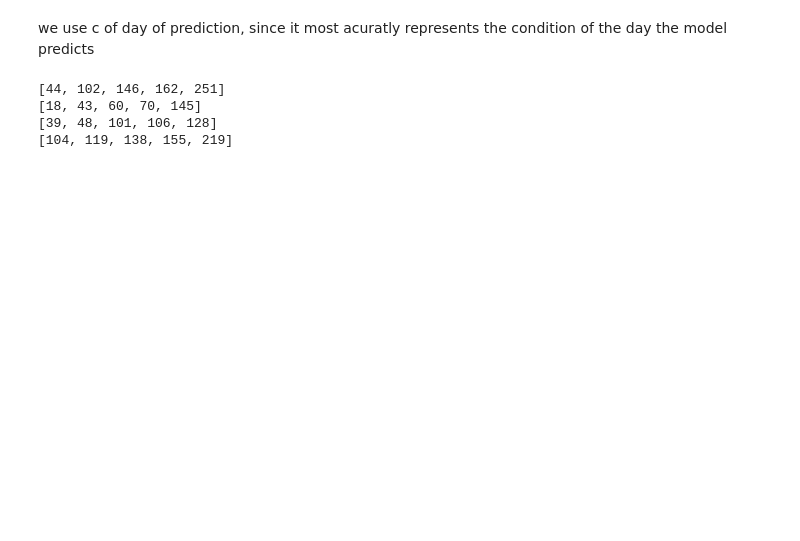
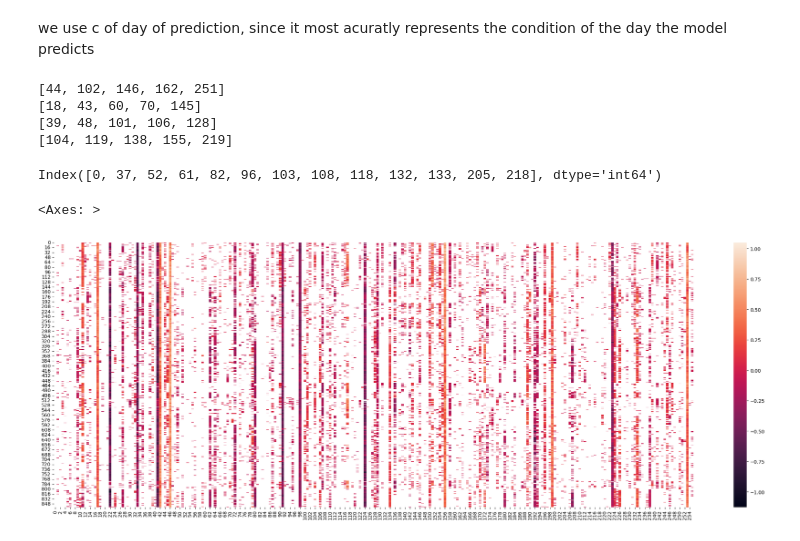
Before and after one commit to tripleUU-U/lamah-ce_lstm, a Jupyter notebook: analysis/probing.ipynb, the cells around one changed output. Saved outputs shown, nothing was run; the diff lists cells and outputs as text; code cells hidden in the pictures; blank space fills up the shorter version.

```diff
--- a/analysis/probing.ipynb
+++ b/analysis/probing.ipynb
@@ -151,3 +136,13 @@ for coef in model_coef:
 [18, 43, 60, 70, 145]
 [39, 48, 101, 106, 128]
 [104, 119, 138, 155, 219]
+# %%
+with open("/home/wuhlmann/BA/data/processed_data/probing/full_q_512_3011_185525_cell_states_probing.p", "rb") as f:
+    probing_results = pickle.load(f)
+# %%
+rtwos = [probing_results[b]["R2"] for b in probing_results.keys()]
+maes = [probing_results[b]["MAE"] for b in probing_results.keys()]
+weights = [probing_results[b]["coef"] for b in probing_results.keys()]
+w_stack = np.vstack(weights)
+# %%
+non_zero_w = np.where(w_stack != 0, w_stack, np.nan)
@@ -153,0 +151,12 @@ for coef in model_coef:
+# %%
+always_on= (weights_df == 0).all()
+print(always_on.index[always_on])
+# %% [output]
+Index([0, 37, 52, 61, 82, 96, 103, 108, 118, 132, 133, 205, 218], dtype='int64')
+# %%
+fig = plt.figure(figsize=(30,10))
+ax = fig.add_subplot(111)
+sns.heatmap(non_zero_w, ax=ax)
+# %% [output]
+<Axes: >
+[figure, added]
```
Also changed, not shown: parts of 11 cells of this notebook, 2 other files.
